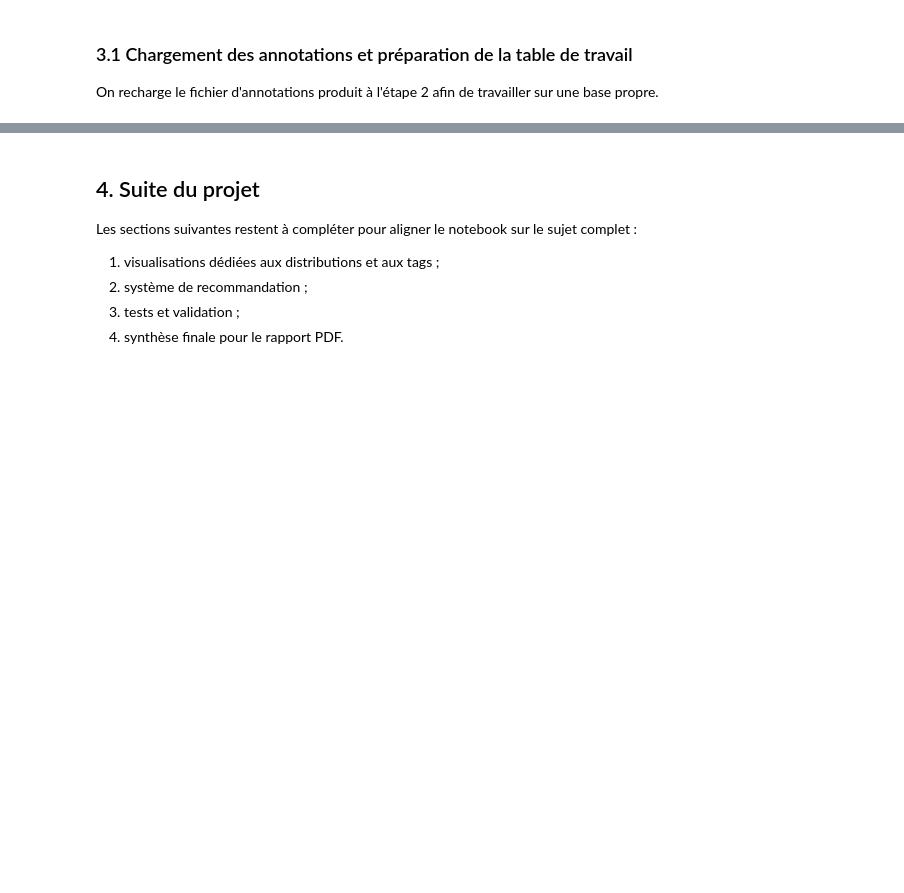
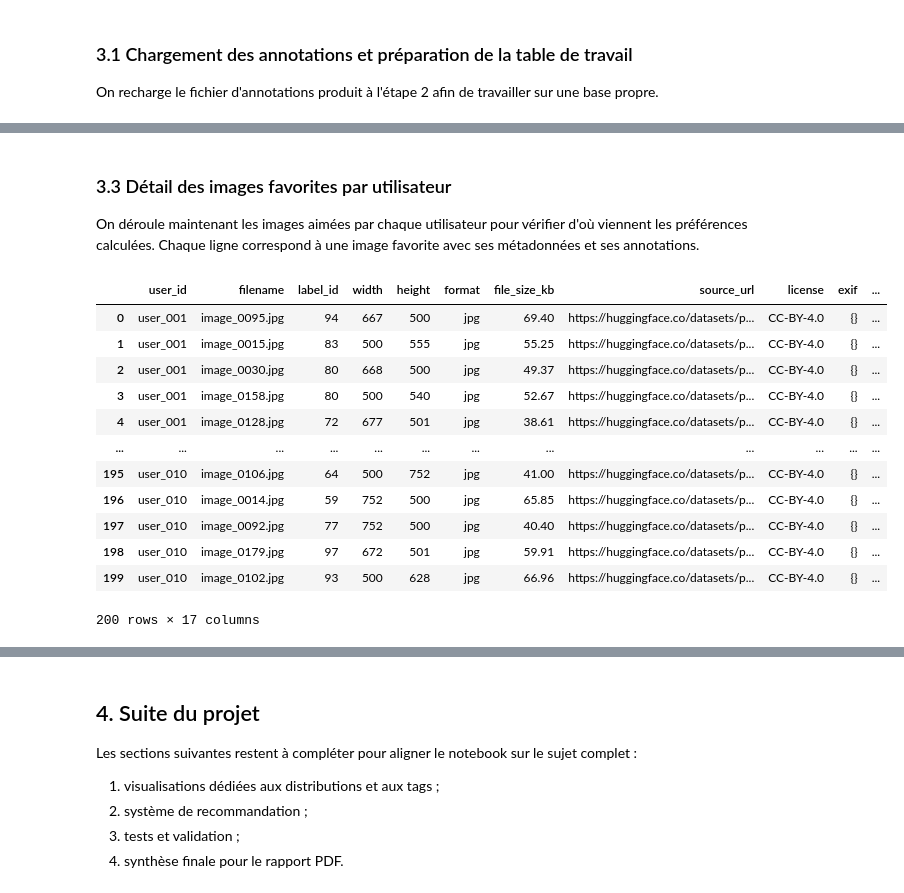
Before and after one commit to mathis-lambert/CPE_Machine-Learning, a Jupyter notebook: fr/Projet/lambert_rodrigues_bouchot.ipynb, the cells around one changed output, grey strips where cells are left out. Cells and saved outputs as stored; diff of their text form; code cells hidden in the pictures; blank space fills up the shorter version.

```diff
--- a/fr/Projet/lambert_rodrigues_bouchot.ipynb
+++ b/fr/Projet/lambert_rodrigues_bouchot.ipynb
@@ -771 +759,29 @@ user_005 12
+# %% [markdown]
+### 3.3 Détail des images favorites par utilisateur
+
+On déroule maintenant les images aimées par chaque utilisateur pour vérifier d'où viennent les préférences calculées. Chaque ligne correspond à une image favorite avec ses métadonnées et ses annotations.
+# %%
+favorite_images_details_df = pd.DataFrame(
+    [
+        {"user_id": user["user_id"], **image_info}
+        for user in users_records
+        for image_info in user["favorite_images_details"]
+    ]
+)
+
+favorite_images_details_df
+# %% [output]
+|  | user_id | filename | label_id | width | height | format | file_size_kb | source_url | license | exif | ... |
+| 0 | user_001 | image_0095.jpg | 94 | 667 | 500 | jpg | 69.40 | https://huggingface.co/datasets/p... | CC-BY-4.0 | {} | ... |
+| 1 | user_001 | image_0015.jpg | 83 | 500 | 555 | jpg | 55.25 | https://huggingface.co/datasets/p... | CC-BY-4.0 | {} | ... |
+| 2 | user_001 | image_0030.jpg | 80 | 668 | 500 | jpg | 49.37 | https://huggingface.co/datasets/p... | CC-BY-4.0 | {} | ... |
+| 3 | user_001 | image_0158.jpg | 80 | 500 | 540 | jpg | 52.67 | https://huggingface.co/datasets/p... | CC-BY-4.0 | {} | ... |
+| 4 | user_001 | image_0128.jpg | 72 | 677 | 501 | jpg | 38.61 | https://huggingface.co/datasets/p... | CC-BY-4.0 | {} | ... |
+| ... | ... | ... | ... | ... | ... | ... | ... | ... | ... | ... | ... |
+| 195 | user_010 | image_0106.jpg | 64 | 500 | 752 | jpg | 41.00 | https://huggingface.co/datasets/p... | CC-BY-4.0 | {} | ... |
+| 196 | user_010 | image_0014.jpg | 59 | 752 | 500 | jpg | 65.85 | https://huggingface.co/datasets/p... | CC-BY-4.0 | {} | ... |
+| 197 | user_010 | image_0092.jpg | 77 | 752 | 500 | jpg | 40.40 | https://huggingface.co/datasets/p... | CC-BY-4.0 | {} | ... |
+| 198 | user_010 | image_0179.jpg | 97 | 672 | 501 | jpg | 59.91 | https://huggingface.co/datasets/p... | CC-BY-4.0 | {} | ... |
+| 199 | user_010 | image_0102.jpg | 93 | 500 | 628 | jpg | 66.96 | https://huggingface.co/datasets/p... | CC-BY-4.0 | {} | ... |
+200 rows × 17 columns
 # %% [markdown]
```
Also changed, not shown: parts of 12 cells of this notebook.
